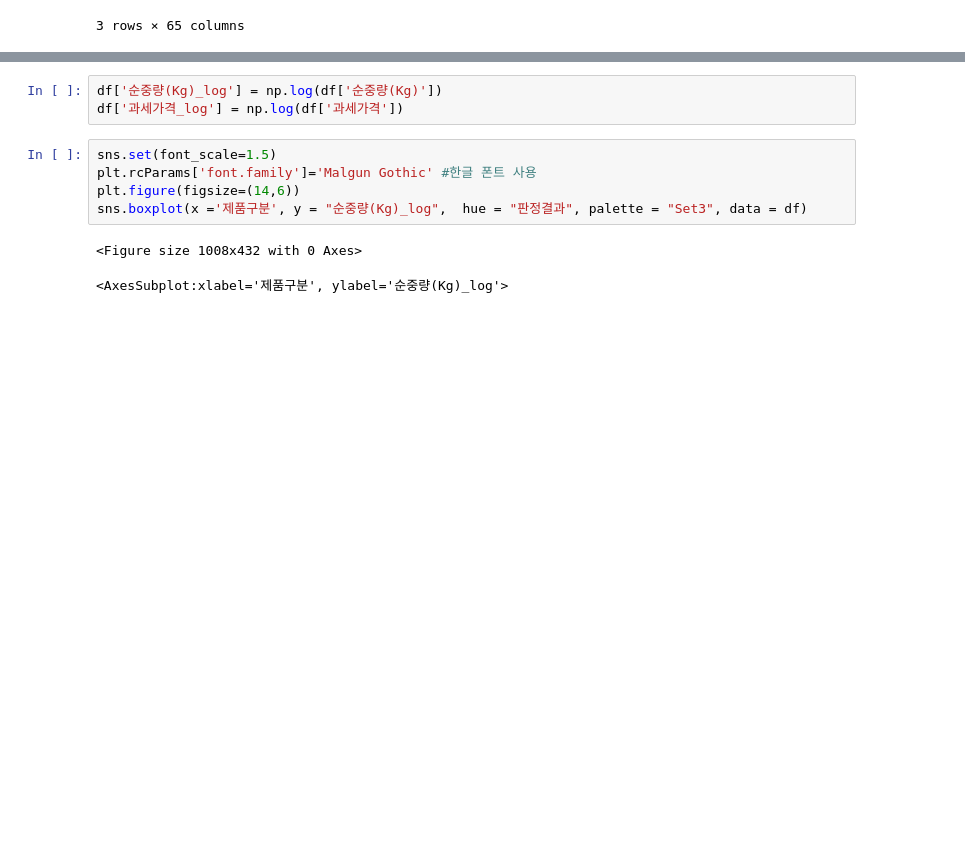
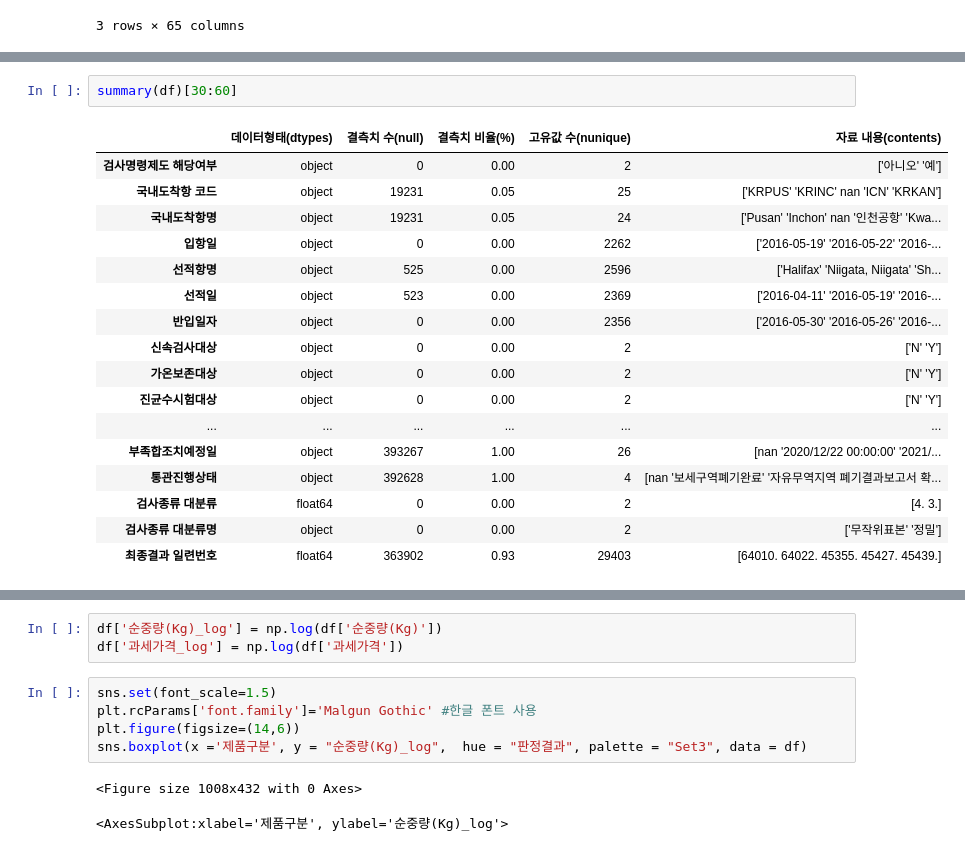
Before and after one commit to ancestor9/smart-food, a Jupyter notebook: 01_수입식품_data_split_fe_smote_predict.ipynb, the cells around one changed output, grey strips where cells are left out. Cells and saved outputs as stored; diff of their text form; blank space fills up the shorter version.

```diff
--- a/01_수입식품_data_split_fe_smote_predict.ipynb
+++ b/01_수입식품_data_split_fe_smote_predict.ipynb
@@ -70,0 +106,20 @@ summary(df)
+# %%
+summary(df)[30:60]
+# %% [output]
+|  | 데이터형태(dtypes) | 결측치 수(null) | 결측치 비율(%) | 고유값 수(nunique) | 자료 내용(contents) |
+| 검사명령제도 해당여부 | object | 0 | 0.00 | 2 | ['아니오' '예'] |
+| 국내도착항 코드 | object | 19231 | 0.05 | 25 | ['KRPUS' 'KRINC' nan 'ICN' 'KRKAN'] |
+| 국내도착항명 | object | 19231 | 0.05 | 24 | ['Pusan' 'Inchon' nan '인천공항' 'Kwa... |
+| 입항일 | object | 0 | 0.00 | 2262 | ['2016-05-19' '2016-05-22' '2016-... |
+| 선적항명 | object | 525 | 0.00 | 2596 | ['Halifax' 'Niigata, Niigata' 'Sh... |
+| 선적일 | object | 523 | 0.00 | 2369 | ['2016-04-11' '2016-05-19' '2016-... |
+| 반입일자 | object | 0 | 0.00 | 2356 | ['2016-05-30' '2016-05-26' '2016-... |
+| 신속검사대상 | object | 0 | 0.00 | 2 | ['N' 'Y'] |
+| 가온보존대상 | object | 0 | 0.00 | 2 | ['N' 'Y'] |
+| 진균수시험대상 | object | 0 | 0.00 | 2 | ['N' 'Y'] |
+| ... | ... | ... | ... | ... | ... |
+| 부족합조치예정일 | object | 393267 | 1.00 | 26 | [nan '2020/12/22 00:00:00' '2021/... |
+| 통관진행상태 | object | 392628 | 1.00 | 4 | [nan '보세구역폐기완료' '자유무역지역 폐기결과보고서 확... |
+| 검사종류 대분류 | float64 | 0 | 0.00 | 2 | [4. 3.] |
+| 검사종류 대분류명 | object | 0 | 0.00 | 2 | ['무작위표본' '정밀'] |
+| 최종결과 일련번호 | float64 | 363902 | 0.93 | 29403 | [64010. 64022. 45355. 45427. 45439.] |
```
Also changed, not shown: parts of 9 cells of this notebook, 2 other files.
